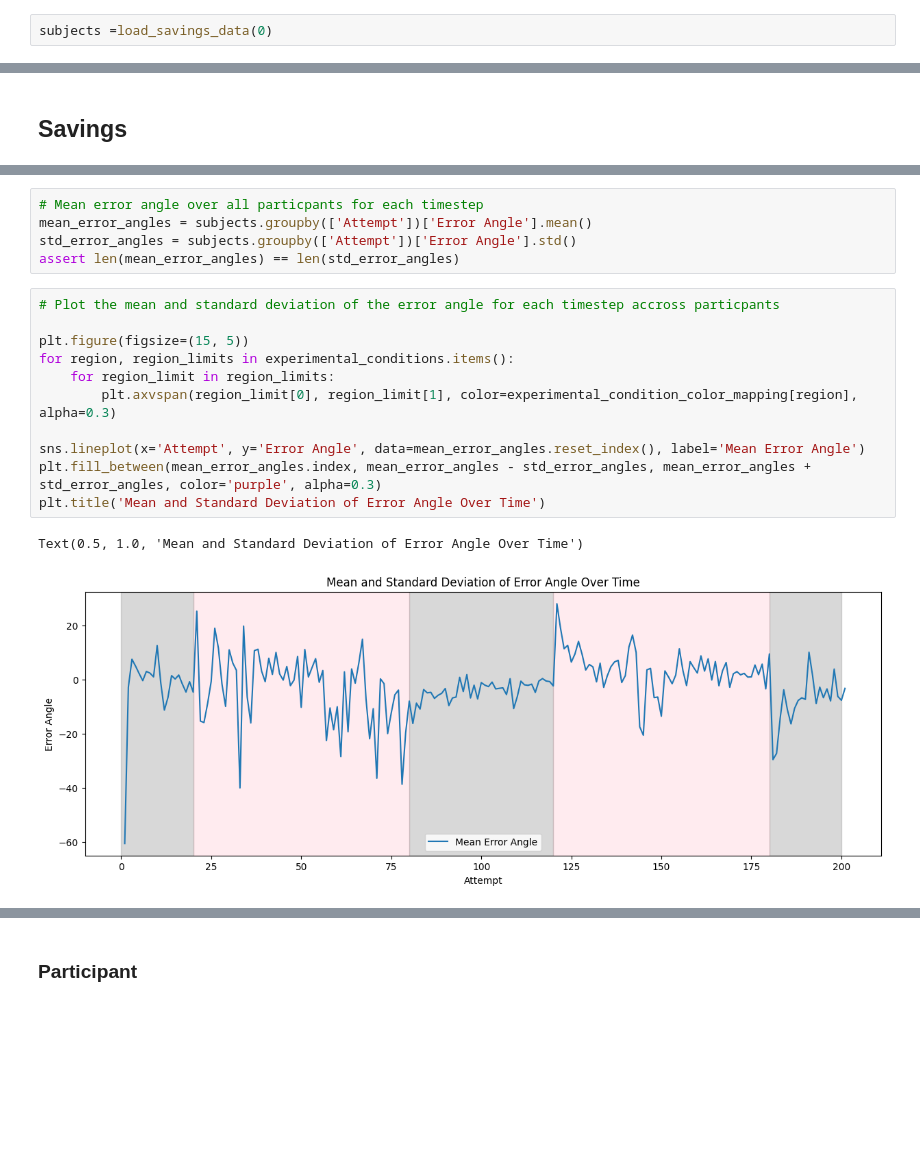
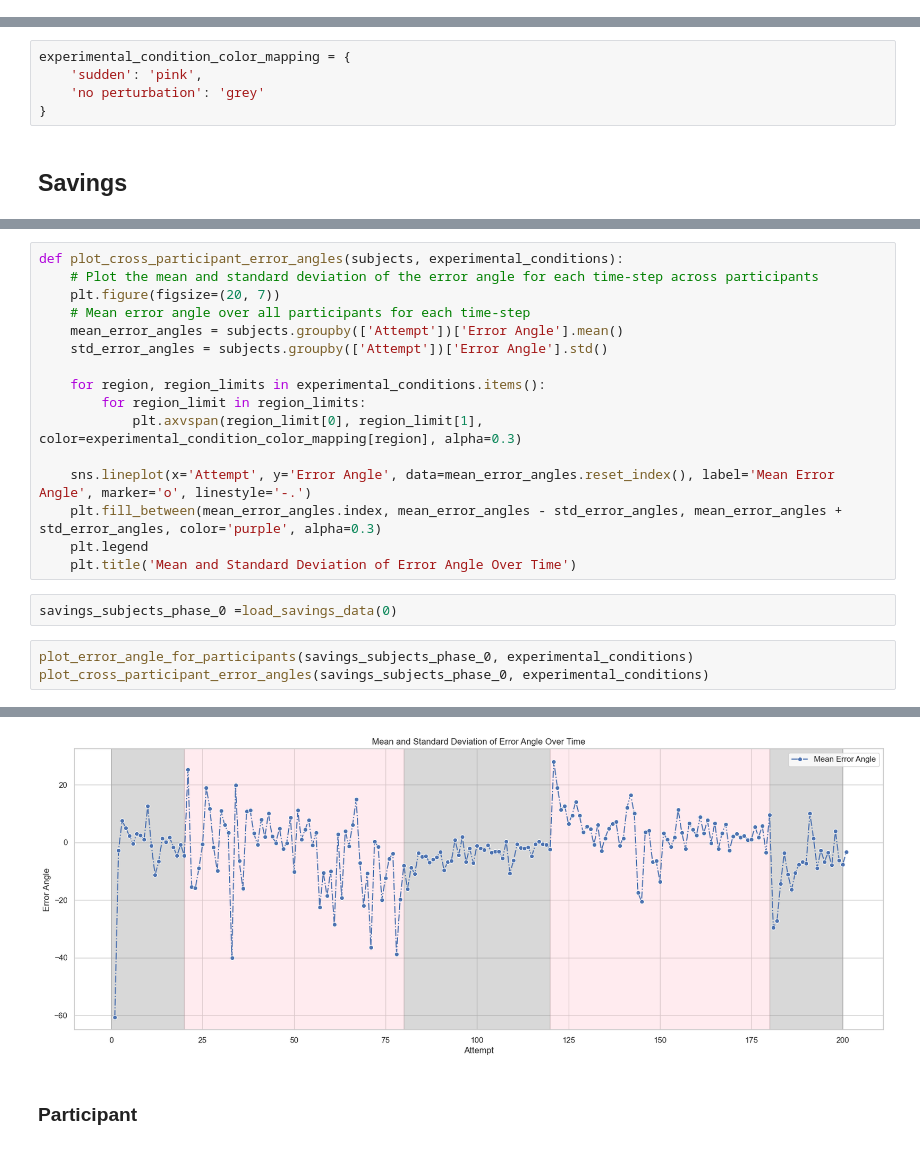
Before and after one commit to Ahmed-Eldably/neural_modelling_24, a Jupyter notebook: computatinal_motor_learning/02_saving_generalizations_interference/data_vizualization.ipynb, the cells around one changed output, grey strips where cells are left out. Cells and saved outputs as stored; diff of their text form; blank space fills up the shorter version.

```diff
--- a/computatinal_motor_learning/02_saving_generalizations_interference/data_vizualization.ipynb
+++ b/computatinal_motor_learning/02_saving_generalizations_interference/data_vizualization.ipynb
@@ -39,7 +39,5 @@ def load_generalization_data(phase):
     Load generalization data for all participants in a phase.
     """
     return load_experiment_data('generalization', phase)
-# %%
-subjects =load_savings_data(0)
 # %% [markdown]
 # Group A : Generalization
@@ -61,3 +49,8 @@ experimental_conditions = {
+# %%
+experimental_condition_color_mapping = {
+    'sudden': 'pink',
+    'no perturbation': 'grey'
+}
 # %% [markdown]
 ## Savings
 # %%
@@ -86,19 +79,22 @@ Text(0.5, 1.0, 'Error Angle of Each Participant Over Time')
-# %%
-# Mean error angle over all particpants for each timestep
-mean_error_angles = subjects.groupby(['Attempt'])['Error Angle'].mean()
-std_error_angles = subjects.groupby(['Attempt'])['Error Angle'].std()
-assert len(mean_error_angles) == len(std_error_angles)
 # %%
-# Plot the mean and standard deviation of the error angle for each timestep accross particpants
+def plot_cross_participant_error_angles(subjects, experimental_conditions):
+    # Plot the mean and standard deviation of the error angle for each time-step across participants
+    plt.figure(figsize=(20, 7))
+    # Mean error angle over all participants for each time-step
+    mean_error_angles = subjects.groupby(['Attempt'])['Error Angle'].mean()
+    std_error_angles = subjects.groupby(['Attempt'])['Error Angle'].std()
 
-plt.figure(figsize=(15, 5))
-for region, region_limits in experimental_conditions.items():
-    for region_limit in region_limits:
-        plt.axvspan(region_limit[0], region_limit[1], color=experimental_condition_color_mapping[region], alpha=0.3)
+    for region, region_limits in experimental_conditions.items():
+        for region_limit in region_limits:
+            plt.axvspan(region_limit[0], region_limit[1], color=experimental_condition_color_mapping[region], alpha=0.3)
 
-sns.lineplot(x='Attempt', y='Error Angle', data=mean_error_angles.reset_index(), label='Mean Error Angle')
-plt.fill_between(mean_error_angles.index, mean_error_angles - std_error_angles, mean_error_angles + std_error_angles, color='purple', alpha=0.3)
-plt.title('Mean and Standard Deviation of Error Angle Over Time')
+    sns.lineplot(x='Attempt', y='Error Angle', data=mean_error_angles.reset_index(), label='Mean Error Angle', marker='o', linestyle='-.')
+    plt.fill_between(mean_error_angles.index, mean_error_angles - std_error_angles, mean_error_angles + std_error_angles, color='purple', alpha=0.3)
+    plt.legend
+    plt.title('Mean and Standard Deviation of Error Angle Over Time')
-# %% [output]
-Text(0.5, 1.0, 'Mean and Standard Deviation of Error Angle Over Time')
-[figure, removed]
+# %%
+savings_subjects_phase_0 =load_savings_data(0)
+# %%
+plot_error_angle_for_participants(savings_subjects_phase_0, experimental_conditions)
+plot_cross_participant_error_angles(savings_subjects_phase_0, experimental_conditions)
+# %% [output]
@@ -105,3 +102,4 @@ Text(0.5, 1.0, 'Mean and Standard Deviation of Error Angle Over Time')
+[figure, added]
 # %% [markdown]
 ### Participant
 # %% [markdown]
```
Also changed, not shown: parts of 11 cells of this notebook.
